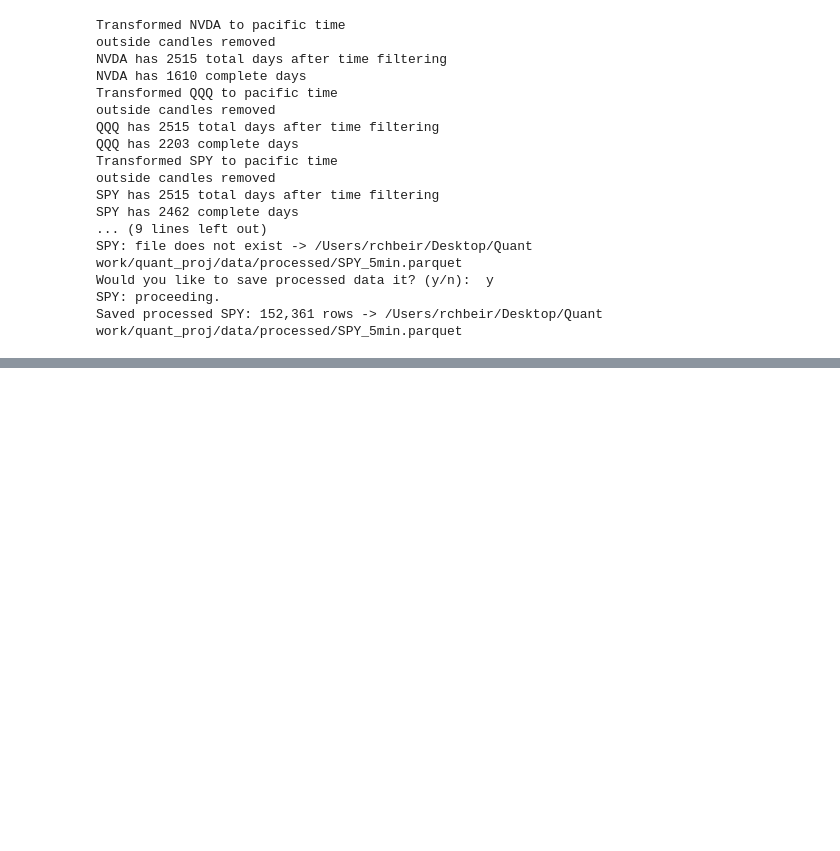
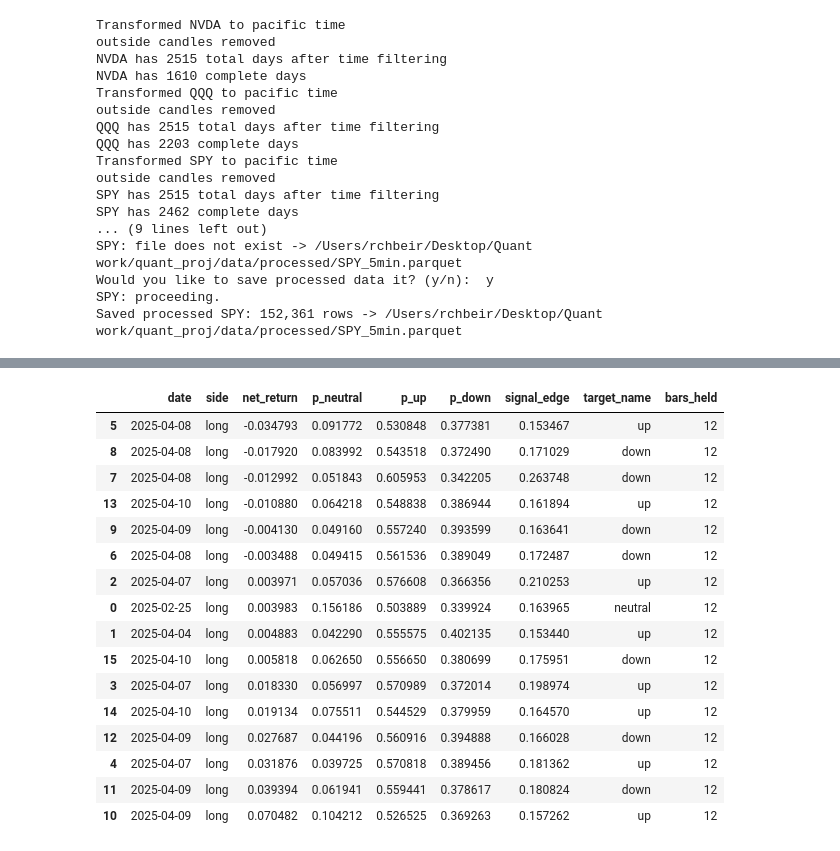
Before and after one commit to raymondchbeir/quant-research, a Jupyter notebook: notebooks/project.ipynb, the cells around one changed output, grey strips where cells are left out. Drawn from its saved outputs; the diff is of its cells as text; code cells hidden in the pictures; blank space fills up the shorter version.

```diff
--- a/notebooks/project.ipynb
+++ b/notebooks/project.ipynb
@@ -1562,0 +4542,63 @@ Saved labeled dataset to /Users/rchbeir/Desktop/Quant work/quant_proj/data/proce
+# %%
+from pathlib import Path
+import pandas as pd
+
+from quant_research.utils.paths import PROCESSED_DATA_DIR
+
+trades_path = (
+    Path(PROCESSED_DATA_DIR)
+    / "probability_backtests_5min"
+    / "final_hmm_transformer_locked_test_long_only_min045_edge015"
+    / "trades_edge_0p150.parquet"
+)
+
+hmm_locked_trades = pd.read_parquet(trades_path)
+
+hmm_locked_trades["entry_timestamp_pt"] = pd.to_datetime(
+    hmm_locked_trades["entry_timestamp_pt"]
+)
+
+hmm_locked_trades["month"] = (
+    hmm_locked_trades["entry_timestamp_pt"]
+    .dt.tz_localize(None)
+    .dt.to_period("M")
+)
+
+monthly_summary = (
+    hmm_locked_trades
+    .groupby("month")["net_return"]
+    .agg(
+        trade_count="count",
+        win_rate=lambda x: (x > 0).mean(),
+        avg_return="mean",
+        total_return_sum="sum",
+        compounded_return=lambda x: (1 + x).prod() - 1,
+    )
+    .reset_index()
+)
+
+display(monthly_summary)
+
+print("Positive months:")
+print(
+    (monthly_summary["total_return_sum"] > 0).sum(),
+    "out of",
+    len(monthly_summary),
+)
+
+display(
+    hmm_locked_trades[
+        [
+            "date",
+            "side",
+            "net_return",
+            "p_neutral",
+            "p_up",
+            "p_down",
+            "signal_edge",
+            "target_name",
+            "bars_held",
+        ]
+    ].sort_values("net_return")
+)
+# %% [output]
@@ -1562,0 +4610,17 @@ Saved labeled dataset to /Users/rchbeir/Desktop/Quant work/quant_proj/data/proce
+|  | date | side | net_return | p_neutral | p_up | p_down | signal_edge | target_name | bars_held |
+| 5 | 2025-04-08 | long | -0.034793 | 0.091772 | 0.530848 | 0.377381 | 0.153467 | up | 12 |
+| 8 | 2025-04-08 | long | -0.017920 | 0.083992 | 0.543518 | 0.372490 | 0.171029 | down | 12 |
+| 7 | 2025-04-08 | long | -0.012992 | 0.051843 | 0.605953 | 0.342205 | 0.263748 | down | 12 |
+| 13 | 2025-04-10 | long | -0.010880 | 0.064218 | 0.548838 | 0.386944 | 0.161894 | up | 12 |
+| 9 | 2025-04-09 | long | -0.004130 | 0.049160 | 0.557240 | 0.393599 | 0.163641 | down | 12 |
+| 6 | 2025-04-08 | long | -0.003488 | 0.049415 | 0.561536 | 0.389049 | 0.172487 | down | 12 |
+| 2 | 2025-04-07 | long | 0.003971 | 0.057036 | 0.576608 | 0.366356 | 0.210253 | up | 12 |
+| 0 | 2025-02-25 | long | 0.003983 | 0.156186 | 0.503889 | 0.339924 | 0.163965 | neutral | 12 |
+| 1 | 2025-04-04 | long | 0.004883 | 0.042290 | 0.555575 | 0.402135 | 0.153440 | up | 12 |
+| 15 | 2025-04-10 | long | 0.005818 | 0.062650 | 0.556650 | 0.380699 | 0.175951 | down | 12 |
+| 3 | 2025-04-07 | long | 0.018330 | 0.056997 | 0.570989 | 0.372014 | 0.198974 | up | 12 |
+| 14 | 2025-04-10 | long | 0.019134 | 0.075511 | 0.544529 | 0.379959 | 0.164570 | up | 12 |
+| 12 | 2025-04-09 | long | 0.027687 | 0.044196 | 0.560916 | 0.394888 | 0.166028 | down | 12 |
+| 4 | 2025-04-07 | long | 0.031876 | 0.039725 | 0.570818 | 0.389456 | 0.181362 | up | 12 |
+| 11 | 2025-04-09 | long | 0.039394 | 0.061941 | 0.559441 | 0.378617 | 0.180824 | down | 12 |
+| 10 | 2025-04-09 | long | 0.070482 | 0.104212 | 0.526525 | 0.369263 | 0.157262 | up | 12 |
```
Also changed, not shown: parts of 53 cells of this notebook, 13 other files.
